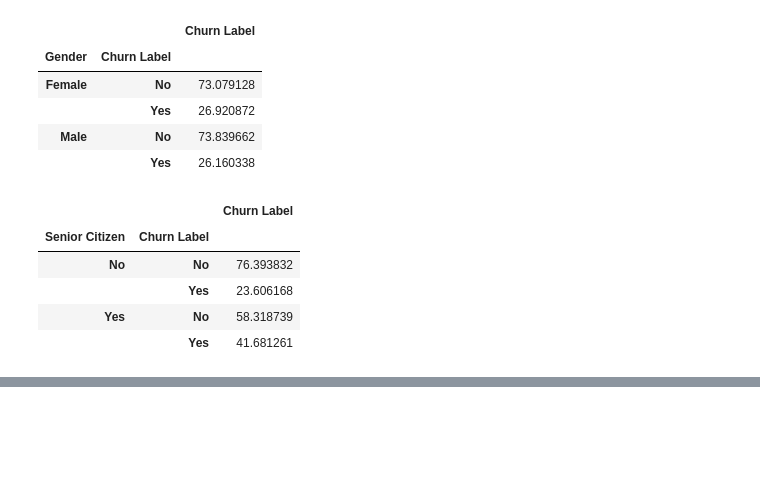
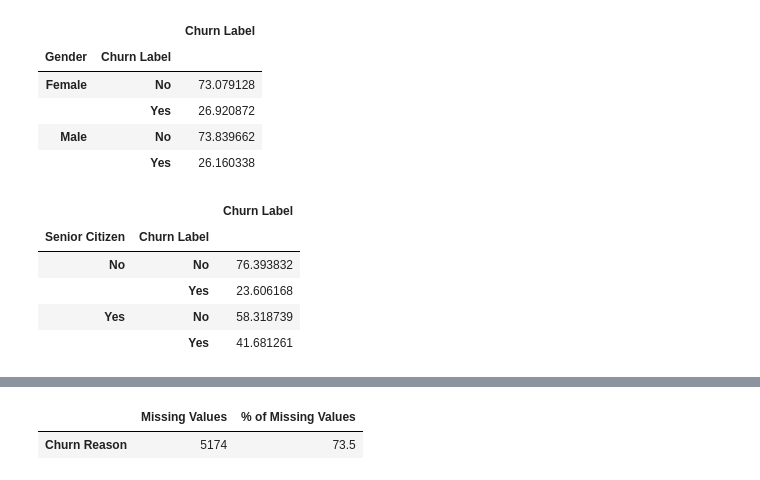
Before and after one commit to prwkp/fund_prog_project_churn_tele, a Jupyter notebook: churn_telecom_project.ipynb, the cells around one changed output, grey strips where cells are left out. Saved outputs shown, nothing was run; the diff lists cells and outputs as text; code cells hidden in the pictures; blank space fills up the shorter version.

```diff
--- a/churn_telecom_project.ipynb
+++ b/churn_telecom_project.ipynb
@@ -4,3 +4,4 @@ import pandas as pd
 convertTable = dict()
 convertTable['Zip Code'] = str
 df = pd.read_csv ('Telco_customer_churn.csv', dtype = convertTable)
+df['Total Charges'] = df['Total Charges'].astype(float)
@@ -16,0 +30,3 @@ df.head()
+# %%
+pd.set_option('display.max_columns', None)
+df.head()
@@ -170,0 +251,11 @@ pylab.show()
+# %%
+# Calculate the percentage of missing values
+missing_values = df.isnull().sum()
+missing_values_percentage = 100 * missing_values / len(df)
+missing_values_table = pd.concat([missing_values, missing_values_percentage], axis=1)
+missing_values_table = missing_values_table.rename(columns = {0 : 'Missing Values', 1 : '% of Missing Values'})
+missing_values_table = missing_values_table[missing_values_table.iloc[:,0] != 0].sort_values('% of Missing Values', ascending=False).round(1)
+missing_values_table
+# %% [output]
+|  | Missing Values | % of Missing Values |
+| Churn Reason | 5174 | 73.5 |
```
Also changed, not shown: parts of 8 cells of this notebook.
